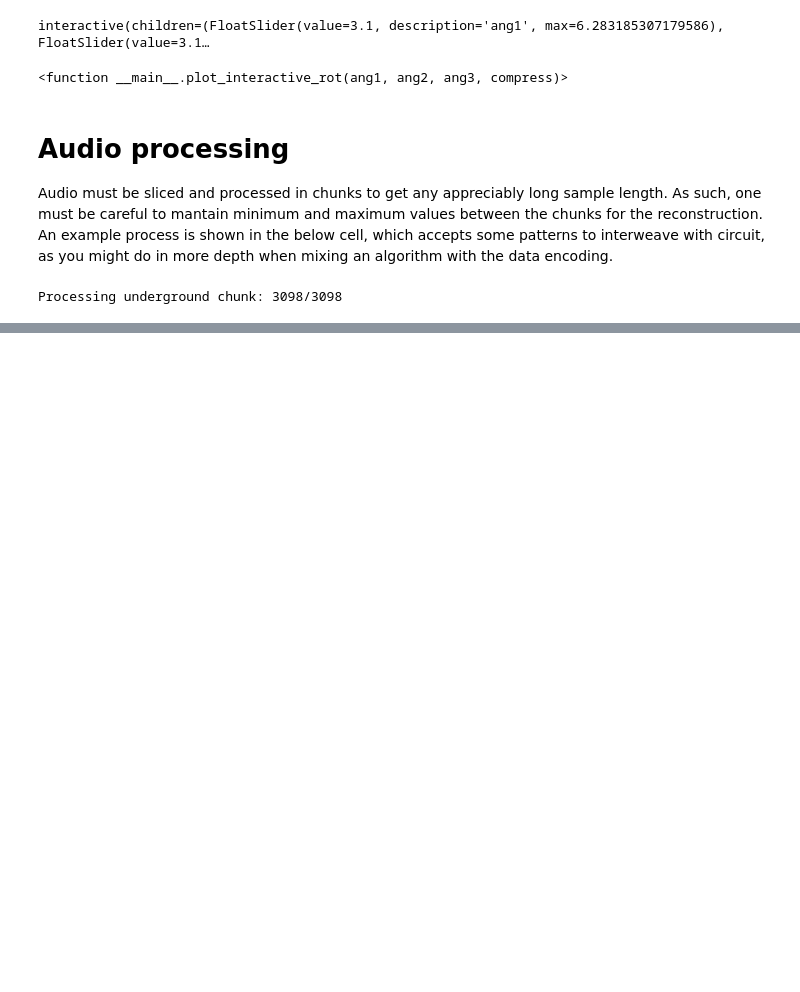
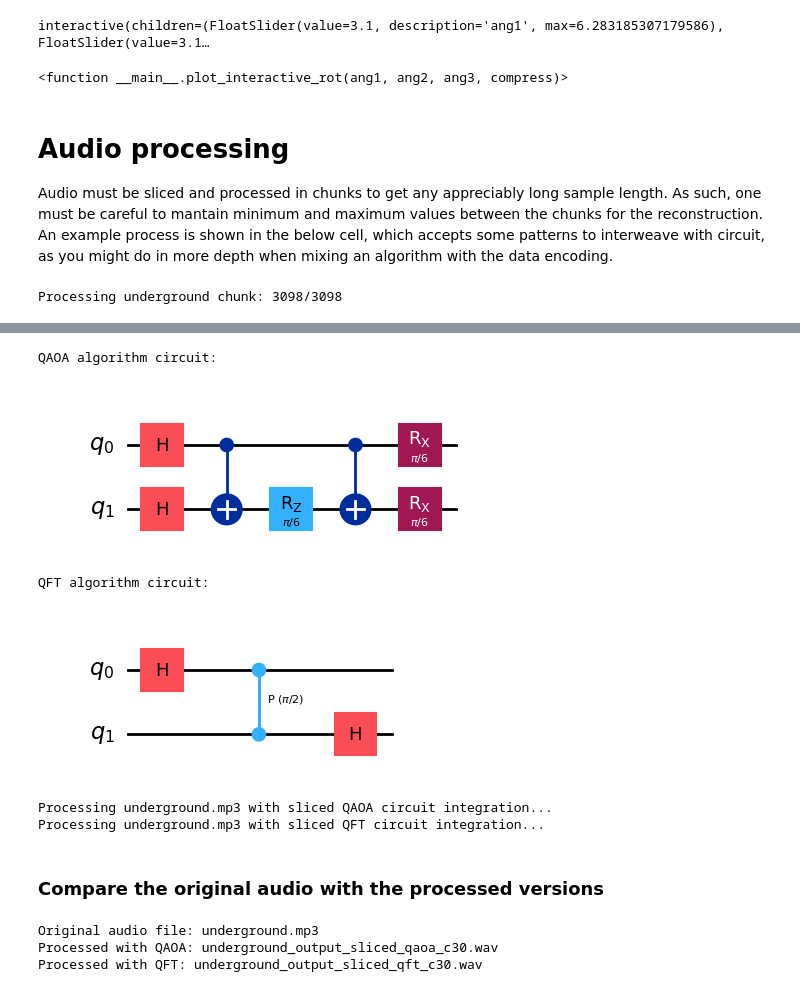
Before and after one commit to moth-quantum/QuantumArtHack, a Jupyter notebook: QPIXL_demo.ipynb, the cells around one changed output, grey strips where cells are left out. Saved outputs shown, nothing was run; the diff lists cells and outputs as text; code cells hidden in the pictures; blank space fills up the shorter version.

```diff
--- a/QPIXL_demo.ipynb
+++ b/QPIXL_demo.ipynb
@@ -888,0 +1043,73 @@ Processing underground chunk: 3098/3098
+# %%
+
+qaoa_circuit = create_algorithm_circuit('qaoa', num_qubits=2, angle=np.pi/6)
+print("QAOA algorithm circuit:")
+display(qaoa_circuit.draw(output='mpl'))
+
+
+qft_circuit = create_algorithm_circuit('qft', num_qubits=2)
+print("QFT algorithm circuit:")
+display(qft_circuit.draw(output='mpl'))
+
+connection_map = {0: 0, 1: 1}
+
+
+wav_files = [f for f in os.listdir("Sample_Material") if f.endswith(".mp3")]
+folder_paths = [
+    os.path.join("Sample_Material", os.path.splitext(f)[0]) for f in wav_files
+]
+
+
+if len(wav_files) > 0:
+    sample_file = os.path.join("Sample_Material", wav_files[0])
+    sample_dir = folder_paths[0]
+
+    print(f"Processing {wav_files[0]} with sliced QAOA circuit integration...")
+    process_audio_with_slices(
+        input_file=sample_file,
+        output_dir=sample_dir,
+        algorithm_circuit=qaoa_circuit,
+        slice_size=2,
+        insertion_rule='interval',
+        interval=6,
+        connection_rule='cx',
+        connection_map=connection_map,
+        compression=30,
+        tag="sliced_qaoa"
+    )
+
+    print(f"Processing {wav_files[0]} with sliced QFT circuit integration...")
+    process_audio_with_slices(
+        input_file=sample_file,
+        output_dir=sample_dir,
+        algorithm_circuit=qft_circuit,
+        slice_size=2,
+        insertion_rule='interval',
+        interval=8,
+        connection_rule='cz',
+        connection_map=connection_map,
+        compression=30,
+        tag="sliced_qft"
+    )
+# %% [output]
+QAOA algorithm circuit:
+[figure, added]
+QFT algorithm circuit:
+[figure, added]
+Processing underground.mp3 with sliced QAOA circuit integration...
+Processing underground.mp3 with sliced QFT circuit integration...
+# %% [markdown]
+### Compare the original audio with the processed versions
+# %%
+if len(wav_files) > 0:
+    sample_file = os.path.join("Sample_Material", wav_files[0])
+    sample_dir = folder_paths[0]
+    file_name = os.path.splitext(wav_files[0])[0]
+
+    print("Original audio file:", wav_files[0])
+    print("Processed with QAOA:", f"{file_name}_output_sliced_qaoa_c30.wav")
+    print("Processed with QFT:", f"{file_name}_output_sliced_qft_c30.wav")
+# %% [output]
+Original audio file: underground.mp3
+Processed with QAOA: underground_output_sliced_qaoa_c30.wav
+Processed with QFT: underground_output_sliced_qft_c30.wav
```
Also changed, not shown: parts of 15 cells of this notebook.
